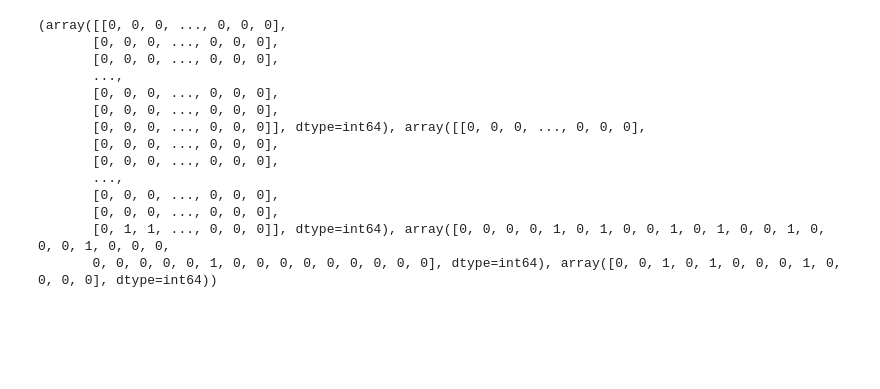
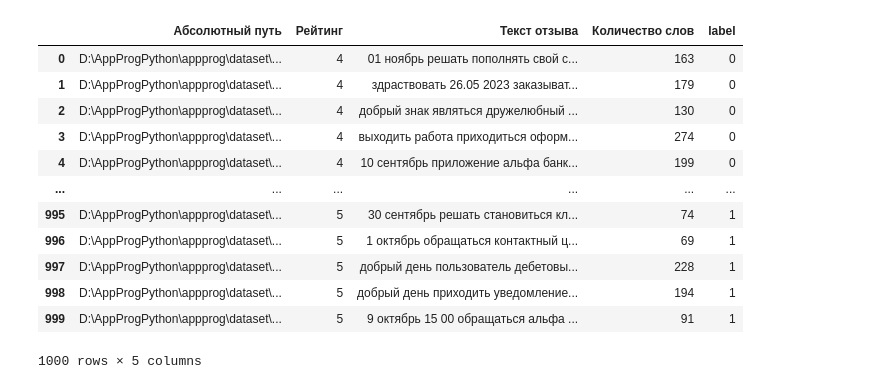
Before and after one commit to itsecd/python, a Jupyter notebook: Lab5/main.ipynb, the cells around one changed output. Cells and saved outputs as stored; diff of their text form; code cells hidden in the pictures; blank space fills up the shorter version.

Commit message:
playing with datasets

```diff
--- a/Lab5/main.ipynb
+++ b/Lab5/main.ipynb
@@ -39,25 +41,26 @@ def split_data(all_data, df:pd.DataFrame):
     x_train, x_test, y_train, y_test = train_test_split(all_data, text)
     return x_train, x_test, y_train, y_test
 # %%
-df = load_data('D:/AppProgPython/appprog/csv/final1.csv')
-changed = change_label(df, 1)
-vec = vectorizer(changed)
-print(split_data(vec, changed))
+df = load_data('D:/AppProgPython/appprog/csv/final.csv')
-# %% [output]
-(array([[0, 0, 0, ..., 0, 0, 0],
-       [0, 0, 0, ..., 0, 0, 0],
-       [0, 0, 0, ..., 0, 0, 0],
-       ...,
-       [0, 0, 0, ..., 0, 0, 0],
-       [0, 0, 0, ..., 0, 0, 0],
-       [0, 0, 0, ..., 0, 0, 0]], dtype=int64), array([[0, 0, 0, ..., 0, 0, 0],
-       [0, 0, 0, ..., 0, 0, 0],
-       [0, 0, 0, ..., 0, 0, 0],
-       ...,
-       [0, 0, 0, ..., 0, 0, 0],
-       [0, 0, 0, ..., 0, 0, 0],
-       [0, 1, 1, ..., 0, 0, 0]], dtype=int64), array([0, 0, 0, 0, 1, 0, 1, 0, 0, 1, 0, 1, 0, 0, 1, 0, 0, 0, 1, 0, 0, 0,
-       0, 0, 0, 0, 0, 1, 0, 0, 0, 0, 0, 0, 0, 0, 0], dtype=int64), array([0, 0, 1, 0, 1, 0, 0, 0, 1, 0, 0, 0, 0], dtype=int64))
+# %%
+changed = change_label(df, 5)
+vec = vectorizer(changed)
+df.dropna(inplace =True)
+df
+# %% [output]
+|  | Абсолютный путь | Рейтинг | Текст отзыва | Количество слов | label |
+| 0 | D:\AppProgPython\appprog\dataset\... | 4 | 01 ноябрь решать пополнять свой с... | 163 | 0 |
+| 1 | D:\AppProgPython\appprog\dataset\... | 4 | здраствовать 26.05 2023 заказыват... | 179 | 0 |
+| 2 | D:\AppProgPython\appprog\dataset\... | 4 | добрый знак являться дружелюбный ... | 130 | 0 |
+| 3 | D:\AppProgPython\appprog\dataset\... | 4 | выходить работа приходиться оформ... | 274 | 0 |
+| 4 | D:\AppProgPython\appprog\dataset\... | 4 | 10 сентябрь приложение альфа банк... | 199 | 0 |
+| ... | ... | ... | ... | ... | ... |
+| 995 | D:\AppProgPython\appprog\dataset\... | 5 | 30 сентябрь решать становиться кл... | 74 | 1 |
+| 996 | D:\AppProgPython\appprog\dataset\... | 5 | 1 октябрь обращаться контактный ц... | 69 | 1 |
+| 997 | D:\AppProgPython\appprog\dataset\... | 5 | добрый день пользователь дебетовы... | 228 | 1 |
+| 998 | D:\AppProgPython\appprog\dataset\... | 5 | добрый день приходить уведомление... | 194 | 1 |
+| 999 | D:\AppProgPython\appprog\dataset\... | 5 | 9 октябрь 15 00 обращаться альфа ... | 91 | 1 |
+1000 rows × 5 columns
 # %%
 class LogisticRegression(nn.Module):
     def __init__(self):
```
Also changed, not shown: parts of 9 cells of this notebook.
